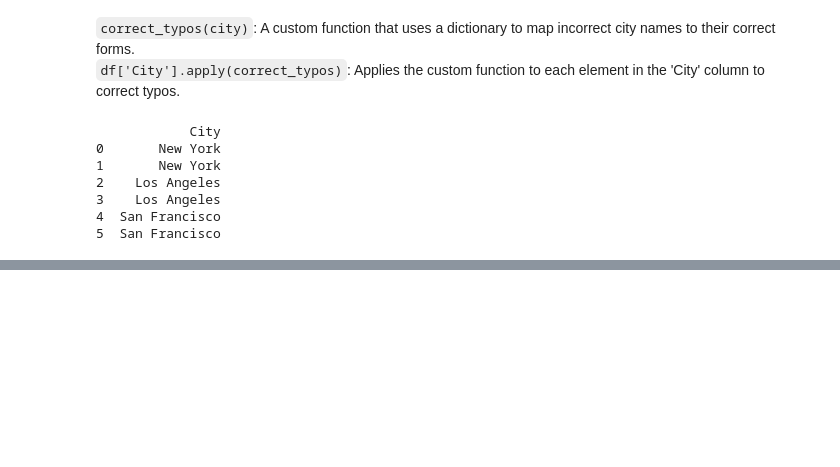
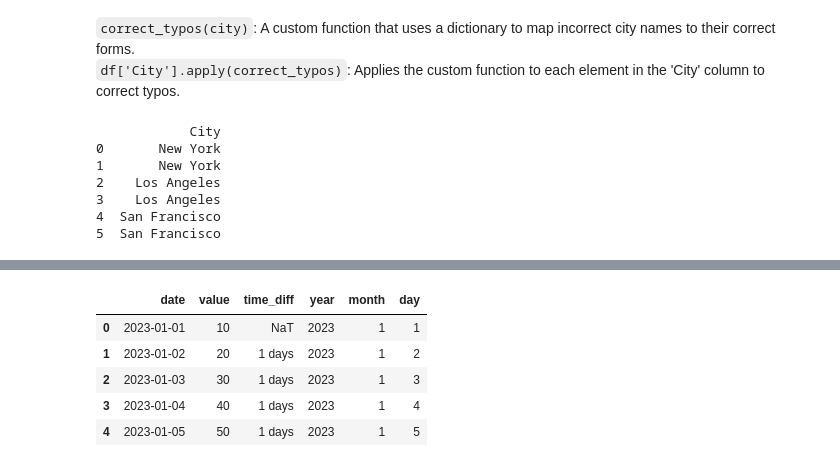
Before and after one commit to RobbertChampagne/Data, a Jupyter notebook: pandas/Data-cleaning.ipynb, the cells around one changed output, grey strips where cells are left out. Drawn from its saved outputs; the diff is of its cells as text; code cells hidden in the pictures; blank space fills up the shorter version.

Commit message:
DateTime

```diff
--- a/pandas/Data-cleaning.ipynb
+++ b/pandas/Data-cleaning.ipynb
@@ -816,0 +1038,25 @@ print(df)
+# %%
+# Create a sample DataFrame
+data = {
+    "date": ["2023-01-01", "2023-01-02", "2023-01-03", "2023-01-04", "2023-01-05"],
+    "value": [10, 20, 30, 40, 50],
+}
+df = pd.DataFrame(data)
+
+# Convert to datetime
+df["date"] = pd.to_datetime(df["date"])
+
+# Additional calculations
+df["time_diff"] = df["date"].diff()  # Calculate the difference between dates
+df["year"] = df["date"].dt.year
+df["month"] = df["date"].dt.month
+df["day"] = df["date"].dt.day
+
+df
+# %% [output]
+|  | date | value | time_diff | year | month | day |
+| 0 | 2023-01-01 | 10 | NaT | 2023 | 1 | 1 |
+| 1 | 2023-01-02 | 20 | 1 days | 2023 | 1 | 2 |
+| 2 | 2023-01-03 | 30 | 1 days | 2023 | 1 | 3 |
+| 3 | 2023-01-04 | 40 | 1 days | 2023 | 1 | 4 |
+| 4 | 2023-01-05 | 50 | 1 days | 2023 | 1 | 5 |
```
Also changed, not shown: parts of 33 cells of this notebook, 1 other file.
